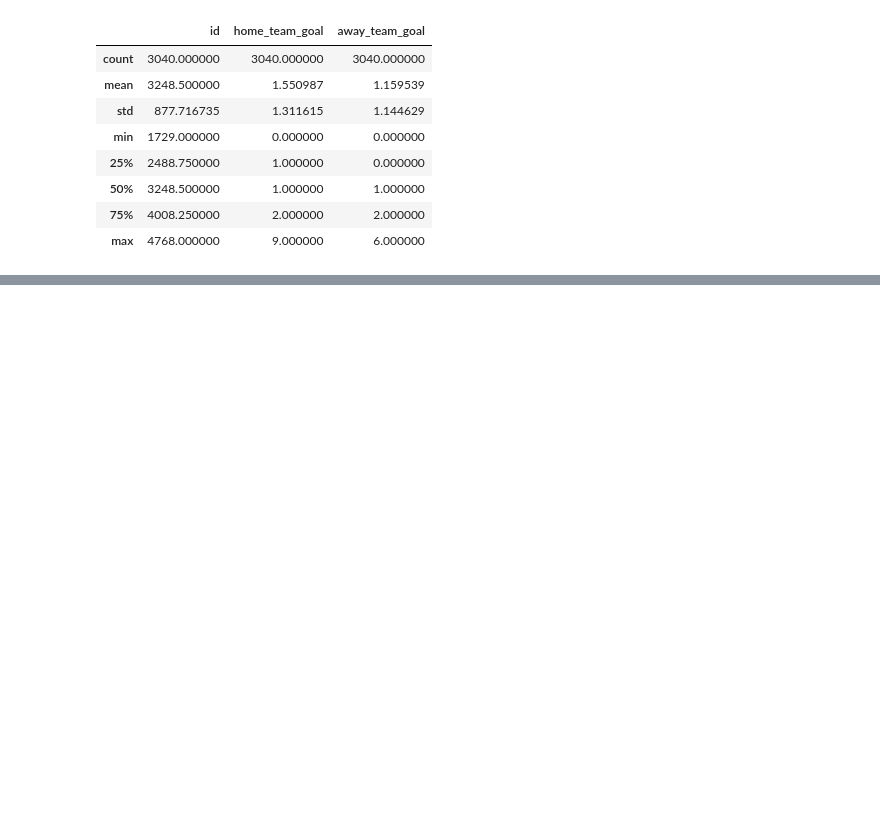
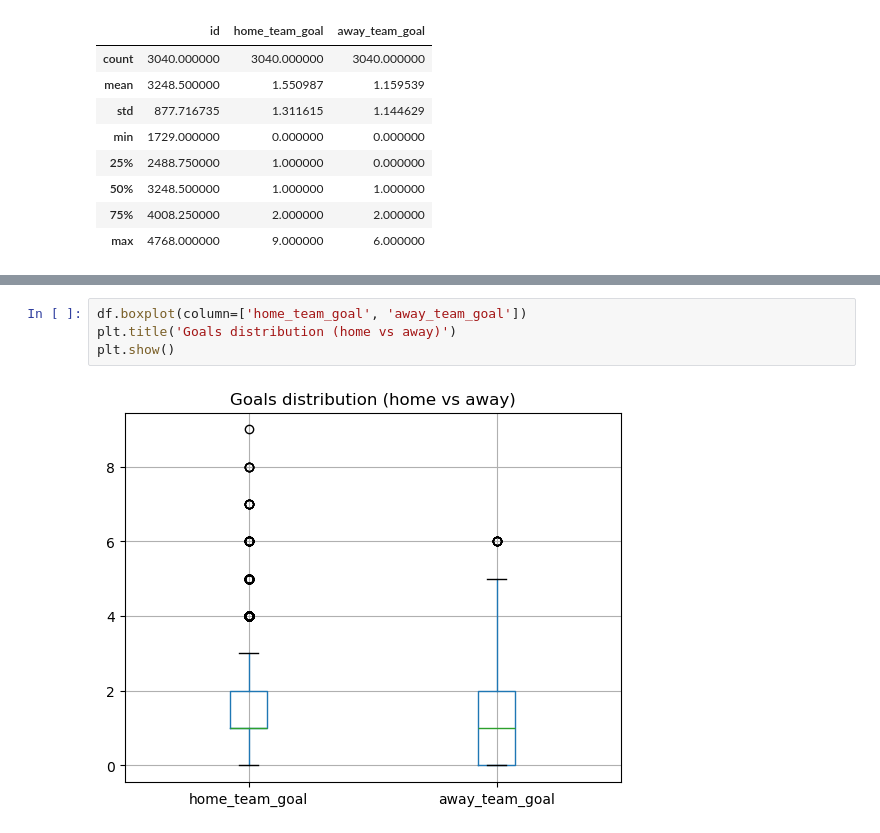
Before and after one commit to Jayodya-gveb/Sports-Analytics-, a Jupyter notebook: notebooks/Part1_Data_Extraction_EDA.ipynb, the cells around one changed output, grey strips where cells are left out. Drawn from its saved outputs; the diff is of its cells as text; blank space fills up the shorter version.

```diff
--- a/notebooks/Part1_Data_Extraction_EDA.ipynb
+++ b/notebooks/Part1_Data_Extraction_EDA.ipynb
@@ -96,0 +210,6 @@ df.describe()
+# %%
+df.boxplot(column=['home_team_goal', 'away_team_goal'])
+plt.title('Goals distribution (home vs away)')
+plt.show()
+# %% [output]
+[figure, added]
```
Also changed, not shown: parts of 14 cells of this notebook.
